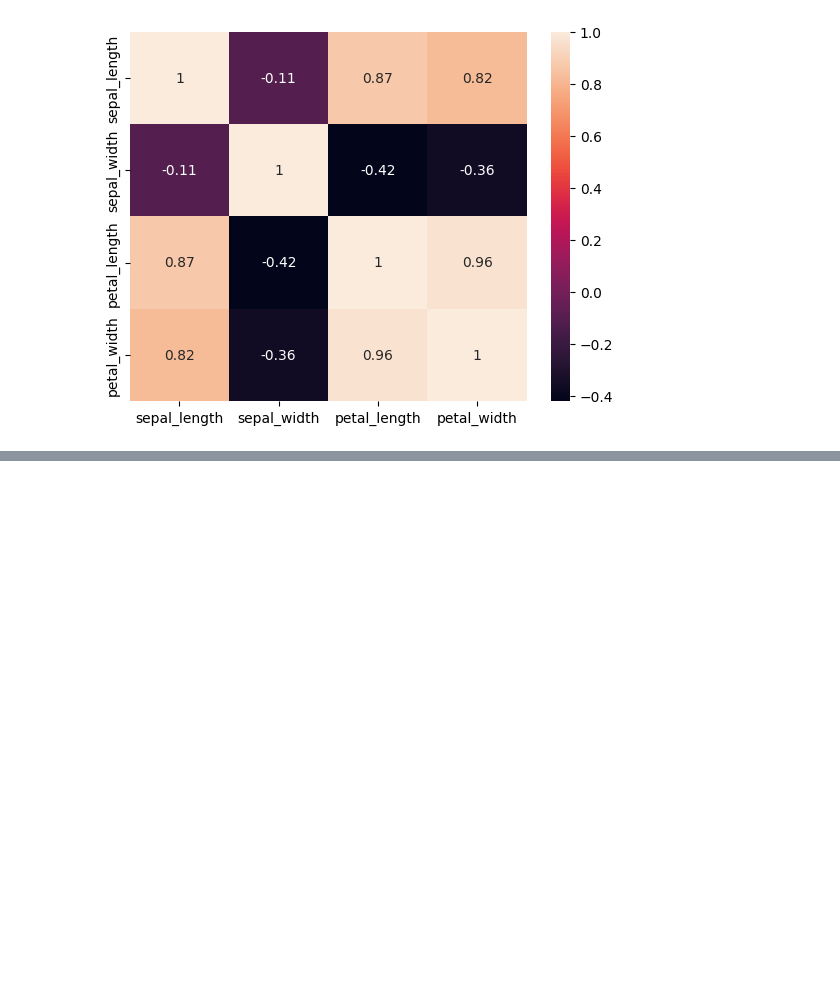
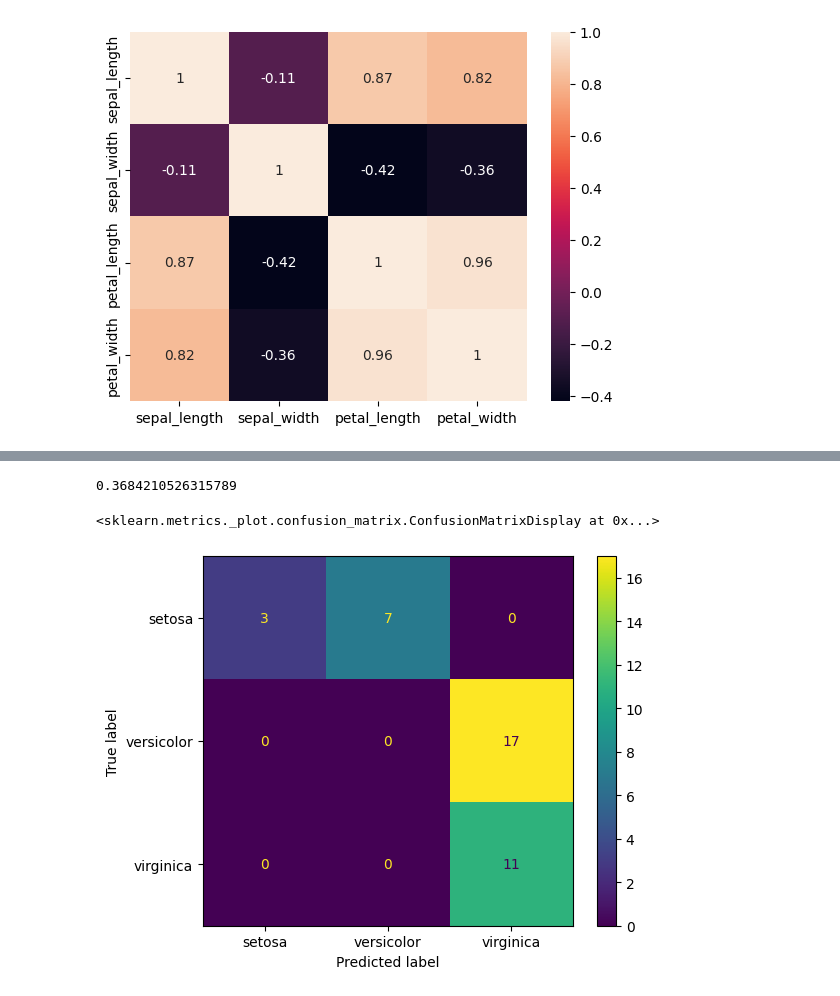
Before and after one commit to smdarshad000-lab/data-science-concepts, a Jupyter notebook: 29_multi_classification.ipynb, the cells around one changed output, grey strips where cells are left out. Drawn from its saved outputs; the diff is of its cells as text; code cells hidden in the pictures; blank space fills up the shorter version.

Commit message:
multi-classification model is not perfect

```diff
--- a/29_multi_classification.ipynb
+++ b/29_multi_classification.ipynb
@@ -85,0 +92,15 @@ scaled_X_test = scaler.transform(X_test)
+# %%
+penalty = ['l1', 'l2', 'elasticnet']
+l1_ratio = np.linspace(0,1,20)
+C = np.logspace(0,10,20)
+
+param_grid = {'penalty':penalty,
+              'l1_ratio':l1_ratio,
+              'C':C
+              }
+# %%
+grid_model = GridSearchCV(log_model, param_grid)
+# %%
+grid_model.fit(scaled_X_train, y_train) #fitting the model to the training data
+#here it will try all the combinations of hyperparameters and find the best one
+# basically training the model multiple times with different hyperparameters
@@ -85,0 +128,2 @@ scaled_X_test = scaler.transform(X_test)
+# %%
+y_pred = grid_model.predict(scaled_X_test)
@@ -85,0 +141,9 @@ scaled_X_test = scaler.transform(X_test)
+# %%
+accuracy_score(y_test, y_pred)
+# %% [output]
+0.3684210526315789
+# %%
+ConfusionMatrixDisplay.from_predictions(y_test, y_pred)
+# %% [output]
+<sklearn.metrics._plot.confusion_matrix.ConfusionMatrixDisplay at 0x...>
+[figure, added]
```
Also changed, not shown: parts of 9 cells of this notebook.
